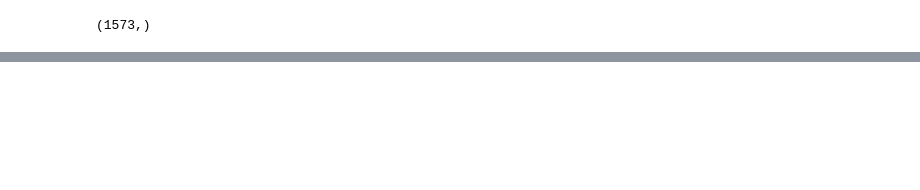
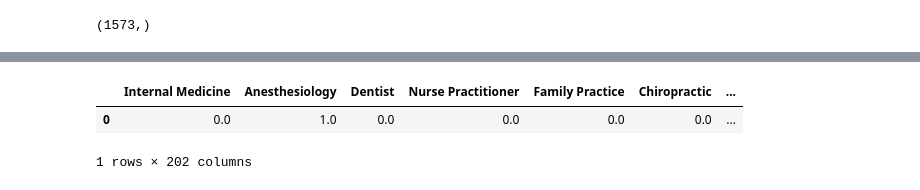
Before and after one commit to gupsydaisys/specialty_for_perscriptions, a Jupyter notebook: Predicting Speciality from Prescription Claims.ipynb, the cells around one changed output, grey strips where cells are left out. Saved outputs shown, nothing was run; the diff lists cells and outputs as text; code cells hidden in the pictures; blank space fills up the shorter version.

```diff
--- a/Predicting Speciality from Prescription Claims.ipynb
+++ b/Predicting Speciality from Prescription Claims.ipynb
@@ -217,0 +439,42 @@ for i, name in enumerate(generic_names):
+# %%
+all_specialties = df.specialty_description.unique()
+label_set_size = all_specialties.shape[0]
+speciality_to_y = {}
+for i, speciality in enumerate(all_specialties):
+    label = np.zeros(label_set_size)
+    label[i] = 1
+    speciality_to_y[speciality] = label
+
+all_generic_names = df.generic_name.unique()
+X_header = np.insert(all_generic_names, 0, 'npi')
+feature_size = X_header.shape[0]
+generic_name_to_index = {}
+for i, generic_name in enumerate(X_header):
+    if i == 0:
+        continue
+    generic_name_to_index[generic_name] = i
+# %%
+X = pd.DataFrame(columns=X_header)
+y = pd.DataFrame(columns=all_specialties)
+# %%
+for i, npi in enumerate(s0):
+    npi_matches = df.loc[df['npi'] == npi]
+
+    speciality = npi_matches.specialty_description.values[0]
+    if i == 0:
+        print speciality
+    y.loc[i] = speciality_to_y[speciality]
+
+    # We need to normalize bene_count across doctor's panel otherwise might be getting strange numbers
+    total_bene_counts = npi_matches.bene_count.fillna(5).sum()
+    feature_vector = np.zeros(feature_size)
+    feature_vector[0] = npi
+    for generic_name in npi_matches.generic_name.unique():
+        generic_name_matches = npi_matches.loc[npi_matches['generic_name'] == generic_name]
+        index_for_feature_vector = generic_name_to_index[generic_name]
+        normalized_bene_count = generic_name_matches.bene_count.fillna(5).sum() / total_bene_counts
+        if i == 0:
+            print generic_name
+            print normalized_bene_count
+        feature_vector[index_for_feature_vector] = normalized_bene_count
+    X.loc[i] = feature_vector
@@ -217,0 +523,6 @@ for i, name in enumerate(generic_names):
+# %%
+y
+# %% [output]
+|  | Internal Medicine | Anesthesiology | Dentist | Nurse Practitioner | Family Practice | Chiropractic | ... |
+| 0 | 0.0 | 1.0 | 0.0 | 0.0 | 0.0 | 0.0 | ... |
+1 rows × 202 columns
```
Also changed, not shown: parts of 26 cells of this notebook.
